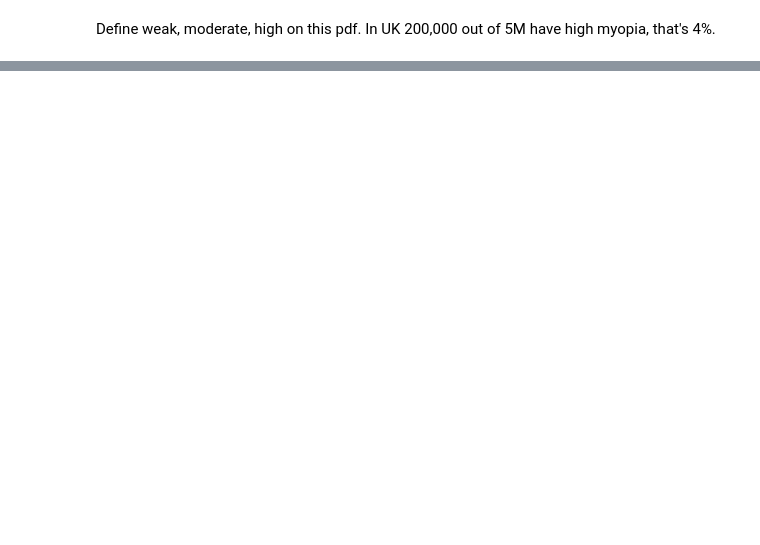
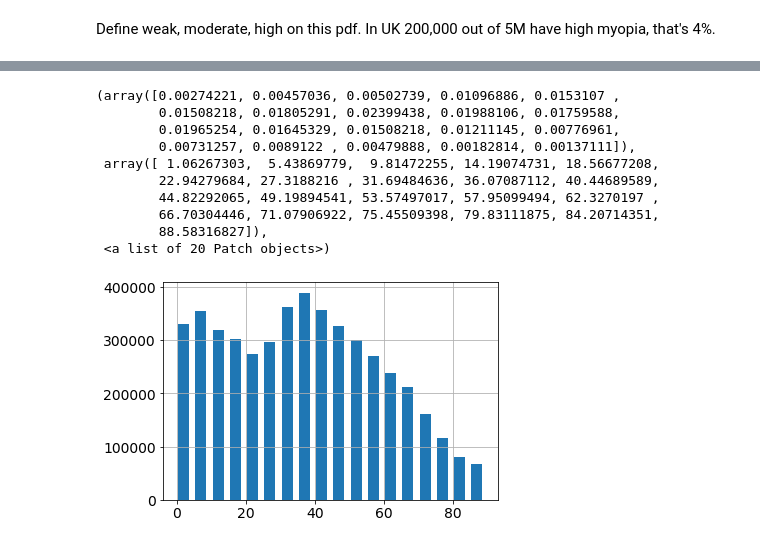
Before and after one commit to elizabethdaly/simulating-data, a Jupyter notebook: eyesight.ipynb, the cells around one changed output, grey strips where cells are left out. Drawn from its saved outputs; the diff is of its cells as text; code cells hidden in the pictures; blank space fills up the shorter version.

```diff
--- a/eyesight.ipynb
+++ b/eyesight.ipynb
@@ -182,0 +183,4 @@ This variable will be called age. It is a numerical variable, a positive integer
+# %%
+# Read in census data
+df = pd.read_csv('data\census2016.csv', header=None, nrows=18)
+df
@@ -182,0 +205,24 @@ This variable will be called age. It is a numerical variable, a positive integer
+# %%
+#need to normailize to max
+# mid points of age bins
+x = np.arange(2, 89, 5)
+y = df.iloc[:,1]
+#plt.plot(x, y)
+#plt.grid()
+plt.bar(x, y, width=3.2)
+plt.grid()
+
+# can I find a dist that reproduces this?
+plt.hist(np.random.triangular(0, 37, 90, 1000), bins=20, density=True, FaceColor='r')
+# %% [output]
+(array([0.00274221, 0.00457036, 0.00502739, 0.01096886, 0.0153107 ,
+        0.01508218, 0.01805291, 0.02399438, 0.01988106, 0.01759588,
+        0.01965254, 0.01645329, 0.01508218, 0.01211145, 0.00776961,
+        0.00731257, 0.0089122 , 0.00479888, 0.00182814, 0.00137111]),
+ array([ 1.06267303,  5.43869779,  9.81472255, 14.19074731, 18.56677208,
+        22.94279684, 27.3188216 , 31.69484636, 36.07087112, 40.44689589,
+        44.82292065, 49.19894541, 53.57497017, 57.95099494, 62.3270197 ,
+        66.70304446, 71.07906922, 75.45509398, 79.83111875, 84.20714351,
+        88.58316827]),
+ <a list of 20 Patch objects>)
+[figure, added]
```
Also changed, not shown: parts of 7 cells of this notebook, 3 other files.
